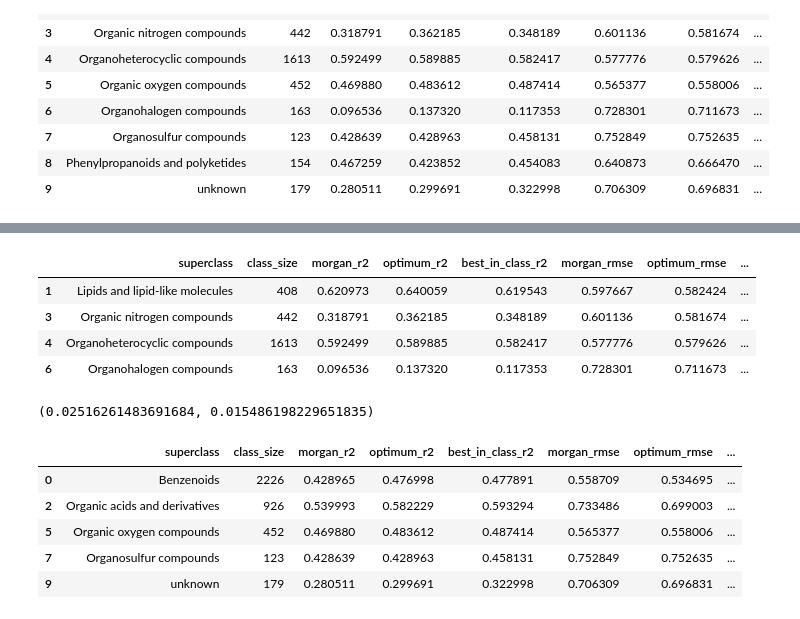
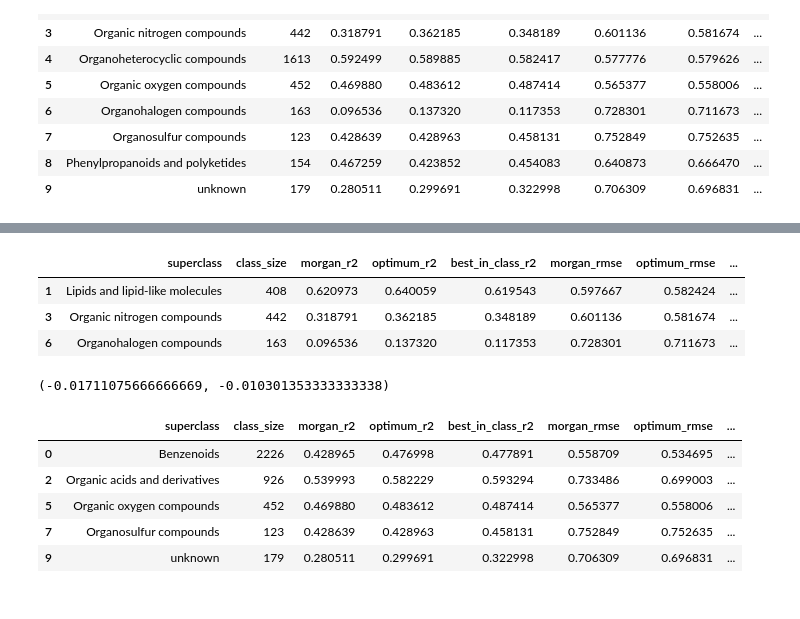
Before and after one commit to patlewig/genra-hybrid, a Jupyter notebook: notebooks/04-ajl-data_collection_LD50.ipynb, the cells around one changed output, grey strips where cells are left out. Saved outputs shown, nothing was run; the diff lists cells and outputs as text; code cells hidden in the pictures.

```diff
--- a/notebooks/04-ajl-data_collection_LD50.ipynb
+++ b/notebooks/04-ajl-data_collection_LD50.ipynb
@@ -804,19 +902,18 @@ class_results
 class_results.to_csv("../references/class_tests/comparisons.csv")
 # %%
 #Optimum fingerprint performed best
-optimum_view = class_results.loc[(class_results['optimum_r2']>class_results['best_in_class_r2']) & class_results['optimum_r2']> class_results['morgan_r2']]
+optimum_view = class_results.loc[(class_results['optimum_r2']>class_results['best_in_class_r2']) & (class_results['optimum_r2']> class_results['morgan_r2'])]
 optimum_view
 # %% [output]
 |  | superclass | class_size | morgan_r2 | optimum_r2 | best_in_class_r2 | morgan_rmse | optimum_rmse | ... |
 | 1 | Lipids and lipid-like molecules | 408 | 0.620973 | 0.640059 | 0.619543 | 0.597667 | 0.582424 | ... |
 | 3 | Organic nitrogen compounds | 442 | 0.318791 | 0.362185 | 0.348189 | 0.601136 | 0.581674 | ... |
-| 4 | Organoheterocyclic compounds | 1613 | 0.592499 | 0.589885 | 0.582417 | 0.577776 | 0.579626 | ... |
 | 6 | Organohalogen compounds | 163 | 0.096536 | 0.137320 | 0.117353 | 0.728301 | 0.711673 | ... |
 # %%
 #Average performance improvement of optimum over morgan, optimum over best_in_class
-(class_results['optimum_r2'][optimum_view.index]-class_results['morgan_r2'][optimum_view.index]).mean(), (class_results['optimum_r2'][optimum_view.index]-class_results['best_in_class_r2'][optimum_view.index]).mean()
+(class_results['optimum_rmse'][optimum_view.index]-class_results['morgan_rmse'][optimum_view.index]).mean(), (class_results['optimum_rmse'][optimum_view.index]-class_results['best_in_class_rmse'][optimum_view.index]).mean()
 # %% [output]
-(0.02516261483691684, 0.015486198229651835)
+(-0.01711075666666669, -0.010301353333333338)
 # %%
 # Grid-search fingerprint performed best
 grid_view = class_results.loc[(class_results['best_in_class_r2']>class_results['optimum_r2'])&(class_results['best_in_class_r2']>class_results['morgan_r2'])]
```
Also changed, not shown: parts of 22 cells of this notebook, 2 other files.
